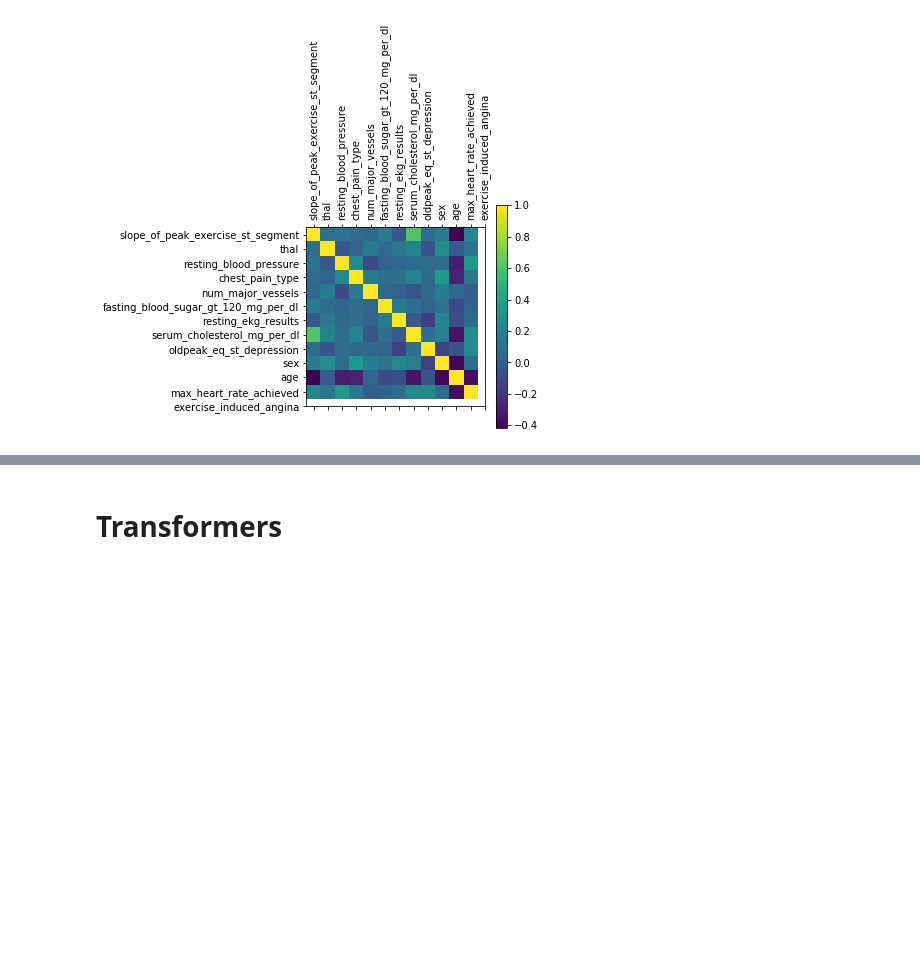
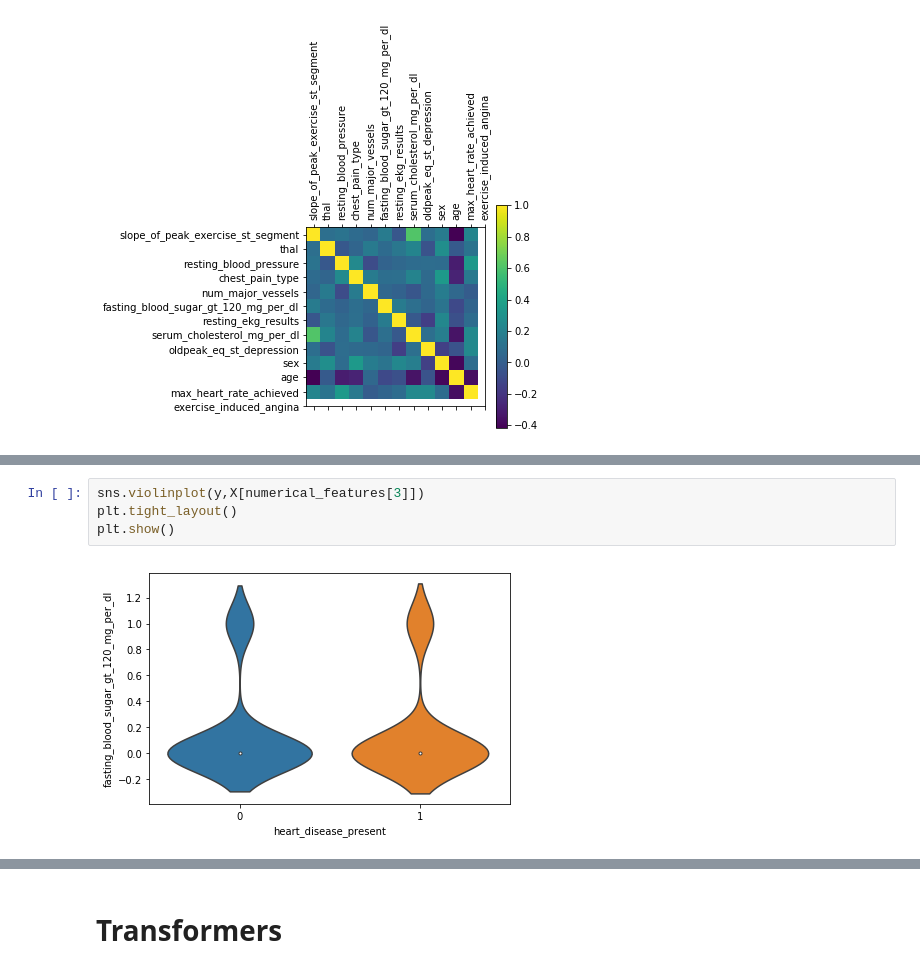
Before and after one commit to surjeet143/Heart-disease-detection, a Jupyter notebook: Heart Disease Detection/heart-disease-detection.ipynb, the cells around one changed output, grey strips where cells are left out. Cells and saved outputs as stored; diff of their text form; blank space fills up the shorter version.

```diff
--- a/Heart Disease Detection/heart-disease-detection.ipynb
+++ b/Heart Disease Detection/heart-disease-detection.ipynb
@@ -50,0 +83,6 @@ plt.show();
+# %%
+sns.violinplot(y,X[numerical_features[3]])
+plt.tight_layout()
+plt.show()
+# %% [output]
+[figure, added]
```
Also changed, not shown: parts of 50 cells of this notebook.
